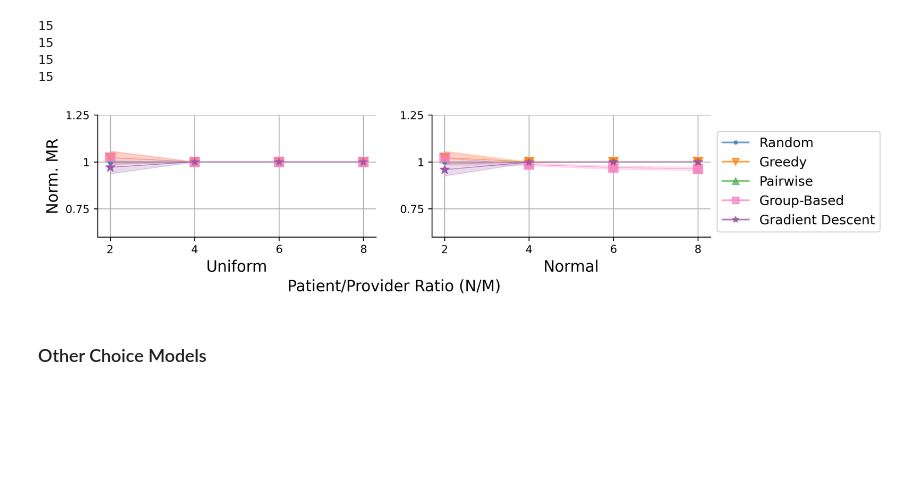
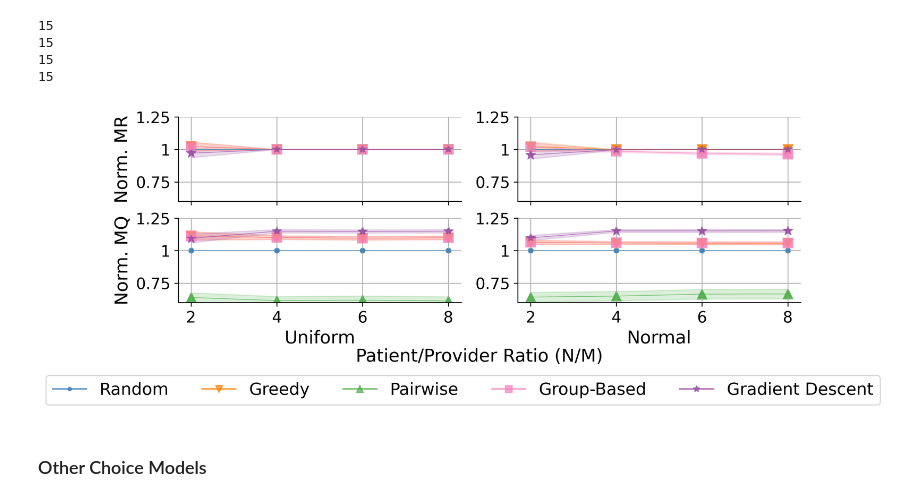
Before and after one commit to naveenr414/patient-provider, a Jupyter notebook: scripts/notebooks/Plotting.ipynb, the cells around one changed output. Drawn from its saved outputs; the diff is of its cells as text; code cells hidden in the pictures; blank space fills up the shorter version.

```diff
--- a/scripts/notebooks/Plotting.ipynb
+++ b/scripts/notebooks/Plotting.ipynb
@@ -452,7 +424,7 @@ dataset = "assumptions"
 y_value_matrix = [[[0 for i in range(5)] for i in range(4)] for i in range(2)]
 y_confidence_matrix = [[[0 for i in range(5)] for i in range(4)] for i in range(2)]
 
-baseline_params = {'num_patients': 25, 'num_providers': 25, 'max_menu_size': 50,
+baseline_params = {'num_patients': 100, 'num_providers': 25, 'max_menu_size': 50,
                    'utility_function': utility_function, 'top_choice_prob': top_choice_prob}
 for i in range(len(y_value_matrix)):
     for j in range(len(y_value_matrix[i])):
@@ -677,6 +795,6 @@ fig.savefig("../../results/figures/vary_providers_patients.pdf",dpi=300, bbox_in
 # %%
-ratio_y_values = [[] for i in range(len(methods))]
-ratio_confidences = [[] for i in range(len(methods))]
+ratio_y_values_match = [[] for i in range(len(methods))]
+ratio_confidences_match = [[] for i in range(len(methods))]
 baseline_params = {'num_providers': 25,'max_menu_size': 500, 'utility_function': 'uniform'}
 dataset = "providers_patients"
 x_values = [2,4,6,8]
@@ -688,16 +806,16 @@ for i in range(len(x_values)):
 
     aggregate_data = aggregate_normalize_data(results,baseline="random")
     for method in range(len(method_labels)):
-        ratio_y_values[method].append(aggregate_data['{}_matches'.format(methods[method])][0])
-        ratio_confidences[method].append(aggregate_data['{}_matches'.format(methods[method])][1]/len(results)**.5)
+        ratio_y_values_match[method].append(aggregate_data['{}_matches'.format(methods[method])][0])
+        ratio_confidences_match[method].append(aggregate_data['{}_matches'.format(methods[method])][1]/len(results)**.5)
 # %% [output]
 15
 15
 15
 15
 # %%
-ratio_y_values_normal = [[] for i in range(len(methods))]
-ratio_confidences_normal = [[] for i in range(len(methods))]
+ratio_y_values_normal_match = [[] for i in range(len(methods))]
+ratio_confidences_normal_match = [[] for i in range(len(methods))]
 baseline_params = {'num_providers': 25,'max_menu_size': 500, 'utility_function': 'normal'}
 dataset = "providers_patients"
 x_values = [2,4,6,8]
@@ -708,42 +826,48 @@ for i in range(len(x_values)):
     print(len(results))
     aggregate_data = aggregate_normalize_data(results,baseline="random")
     for method in range(len(method_labels)):
-        ratio_y_values_normal[method].append(aggregate_data['{}_matches'.format(methods[method])][0])
-        ratio_confidences_normal[method].append(aggregate_data['{}_matches'.format(methods[method])][1]/len(results)**.5)
+        ratio_y_values_normal_match[method].append(aggregate_data['{}_matches'.format(methods[method])][0])
+        ratio_confidences_normal_match[method].append(aggregate_data['{}_matches'.format(methods[method])][1]/len(results)**.5)
 # %% [output]
 15
 15
 15
 15
 # %%
-plot_dimensions = (1,2)
-x_labels = [["Uniform","Normal"]]
+plot_dimensions = (2,2)
+x_labels = [["",""],["Uniform","Normal"]]
 sup_x_label = "Patient/Provider Ratio (N/M)"
-y_labels = [["Norm. MR",""]]
-overall_format = {'figsize':(10,2),
+y_labels = [["Norm. MR",""],["Norm. MQ",""]]
+overall_format = {'figsize':(10,3),
     'style_size': style_size,
-    'x_ticks': [[[x_values,x_values],[x_values,x_values]]],
-    'y_ticks': [[[[0.75,1,1.25],[0.75,1,1.25]],[[0.75,1,1.25],[0.75,1,1.25]]]],
-    'y_lim': [[[0.6,1.25],[0.6,1.25]]],
+    'x_ticks': [[[x_values,["" for i in range(len(x_values))]] for i in range(2)],[[x_values,x_values] for i in range(2)]],
+    'y_ticks': [[[[0.75,1,1.25],[0.75,1,1.25]] for i in range(2)] for i in range(2)],
+    'y_lim': [[[0.6,1.25] for i in range(2)] for i in range(2)],
     'has_grid': True,
+    'label_size': 16,
 }
 
-fig,ax = create_axes(plot_dimensions,overall_format,x_labels=x_labels,y_labels=y_labels,sup_x_label=sup_x_label,sup_x_label_loc=-0.25)
+fig,ax = create_axes(plot_dimensions,overall_format,x_labels=x_labels,y_labels=y_labels,sup_x_label=sup_x_label,sup_x_label_loc=-0.15)
 
 line_format = {'color_palette': 'six_color', 'size': 75}
-plot_line(ax[0][0],[x_values for i in range(len(ratio_y_values))],ratio_y_values,ratio_confidences,method_labels,line_format)
-plot_scatter(ax[0][0],[x_values for i in range(len(ratio_y_values))],ratio_y_values,[None for i in range(len(method_labels))],line_format)
+plot_line(ax[0][0],[x_values for i in range(len(ratio_y_values))],ratio_y_values_match,ratio_confidences_match,method_labels,line_format)
+plot_scatter(ax[0][0],[x_values for i in range(len(ratio_y_values))],ratio_y_values_match,[None for i in range(len(method_labels))],line_format)
 
-plot_line(ax[0][1],[x_values for i in range(len(ratio_y_values))],ratio_y_values_normal,ratio_confidences_normal,method_labels,line_format)
-plot_scatter(ax[0][1],[x_values for i in range(len(ratio_y_values))],ratio_y_values_normal,[None for i in range(len(method_labels))],line_format)
+plot_line(ax[0][1],[x_values for i in range(len(ratio_y_values))],ratio_y_values_normal_match,ratio_confidences_normal_match,method_labels,line_format)
+plot_scatter(ax[0][1],[x_values for i in range(len(ratio_y_values))],ratio_y_values_normal_match,[None for i in range(len(method_labels))],line_format)
+
+plot_line(ax[1][0],[x_values for i in range(len(ratio_y_values))],ratio_y_values,ratio_confidences,method_labels,line_format)
+plot_scatter(ax[1][0],[x_values for i in range(len(ratio_y_values))],ratio_y_values,[None for i in range(len(method_labels))],line_format)
+
+plot_line(ax[1][1],[x_values for i in range(len(ratio_y_values))],ratio_y_values_normal,ratio_confidences_normal,method_labels,line_format)
+plot_scatter(ax[1][1],[x_values for i in range(len(ratio_y_values))],ratio_y_values_normal,[None for i in range(len(method_labels))],line_format)
 
 
-legend_format = {'style_size': style_size,'type': 'is_global', 'loc': 'lower left', 'ncol': 1, 'bbox_to_anchor': (0.9,0.1), 'show_point': True}
+legend_format = {'style_size': style_size,'type': 'is_global', 'loc': 'lower left', 'ncol': 5, 'bbox_to_anchor': (-0.05,-0.35), 'show_point': True, 'fontsize': 15}
 create_legend(fig,ax,plot_dimensions,legend_format)
-
 fig.savefig("../../results/figures/vary_providers_patients_matches.pdf",dpi=300, bbox_inches='tight')
 # %% [output]
-[figure, old version]
+[figure, new version]
 # %% [markdown]
 ### Other Choice Models
 # %%
```
Also changed, not shown: parts of 86 cells of this notebook, 10 other files.
